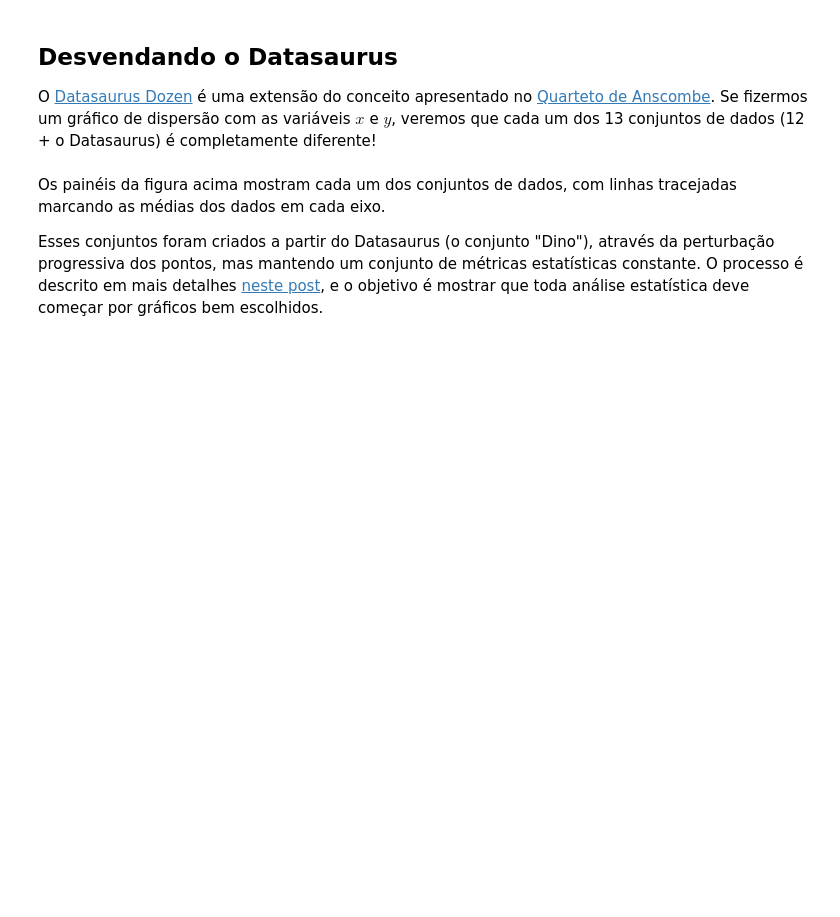
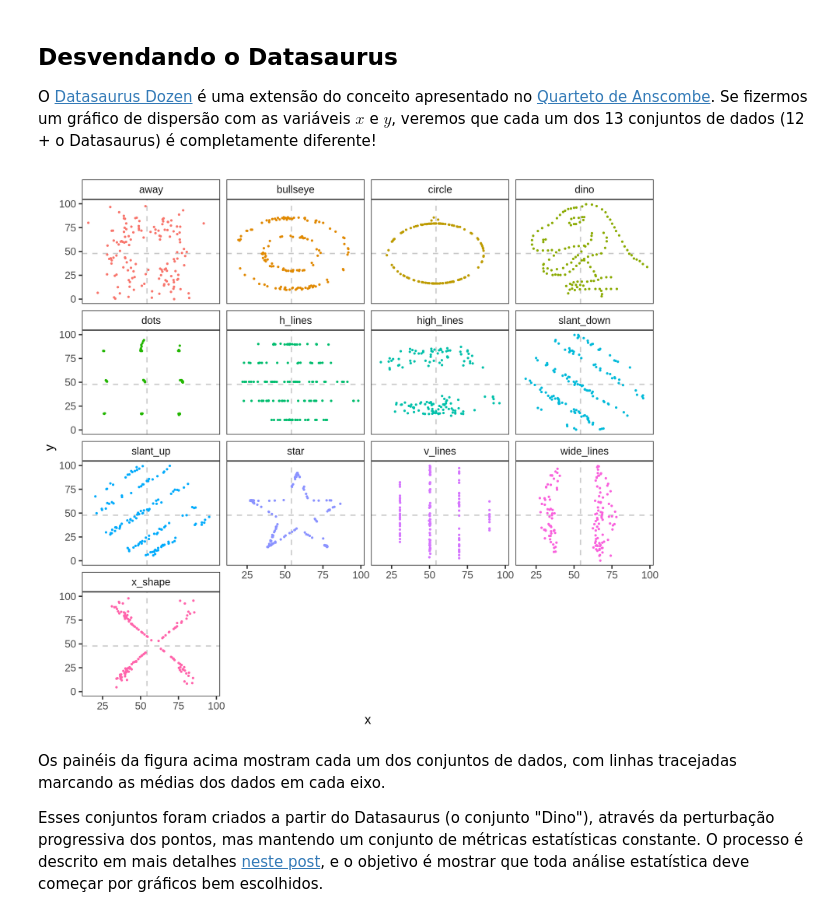
Before and after one commit to phrb/reprodutibilidade-eradsp-2021, a Jupyter notebook: exercicio_pratico/analise_R.ipynb, the cells around one changed output. Saved outputs shown, nothing was run; the diff lists cells and outputs as text; code cells hidden in the pictures; blank space fills up the shorter version.

```diff
--- a/exercicio_pratico/analise_R.ipynb
+++ b/exercicio_pratico/analise_R.ipynb
@@ -53,6 +168,8 @@ df = datasaurus_dozen %>%
               mean_y = mean(y),
               ci_95_x = (1.96 * sd(x)) / sqrt(n()),
               ci_95_y = (1.96 * sd(y)) / sqrt(n()),
+              median_x = median(x),
+              median_y = median(y),
               cor_pearson = cor(x, y)) %>%
     ungroup()
 
@@ -118,29 +256,31 @@ ggplot(df) +
 
 O [Datasaurus Dozen](http://www.thefunctionalart.com/2016/08/download-datasaurus-never-trust-summary.html) é uma extensão do conceito apresentado no [Quarteto de Anscombe](https://pt.wikipedia.org/wiki/Quarteto_de_Anscombe). Se fizermos um gráfico de dispersão com as variáveis $x$ e $y$, veremos que cada um dos 13 conjuntos de dados (12 + o Datasaurus) é completamente diferente!
 # %%
-options(repr.plot.width = 20, repr.plot.height = 16)
+options(repr.plot.width = 20, repr.plot.height = 18)
 
 ggplot() +
     geom_hline(data = df,
                size = 1.4,
                linetype = 2,
                alpha = 1,
                color = "gray80",
                aes(yintercept = mean_y)) +
     geom_vline(data = df,
                size = 1.4,
                linetype = 2,
                alpha = 1,
                color = "gray80",
                aes(xintercept = mean_x)) +
     geom_point(data = datasaurus_dozen,
                size = 2,
                aes(x = x, y = y, color = dataset)) +
     theme_bw(base_size = 30) +
     theme(legend.position = "none",
          panel.grid = element_blank(),
          strip.background = element_rect(fill = "transparent")) +
     facet_wrap(~ dataset, ncol = 4)
+# %% [output]
+[figure, added]
 # %% [markdown]
 Os painéis da figura acima mostram cada um dos conjuntos de dados, com linhas tracejadas marcando as médias dos dados em cada eixo.
 
```
Also changed, not shown: parts of 17 cells of this notebook, 1 other file.
